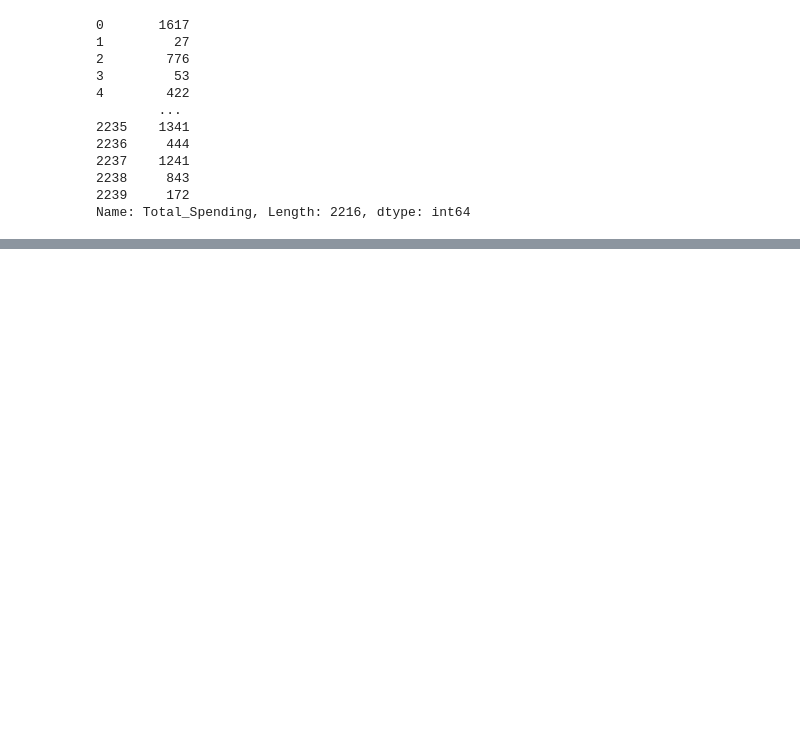
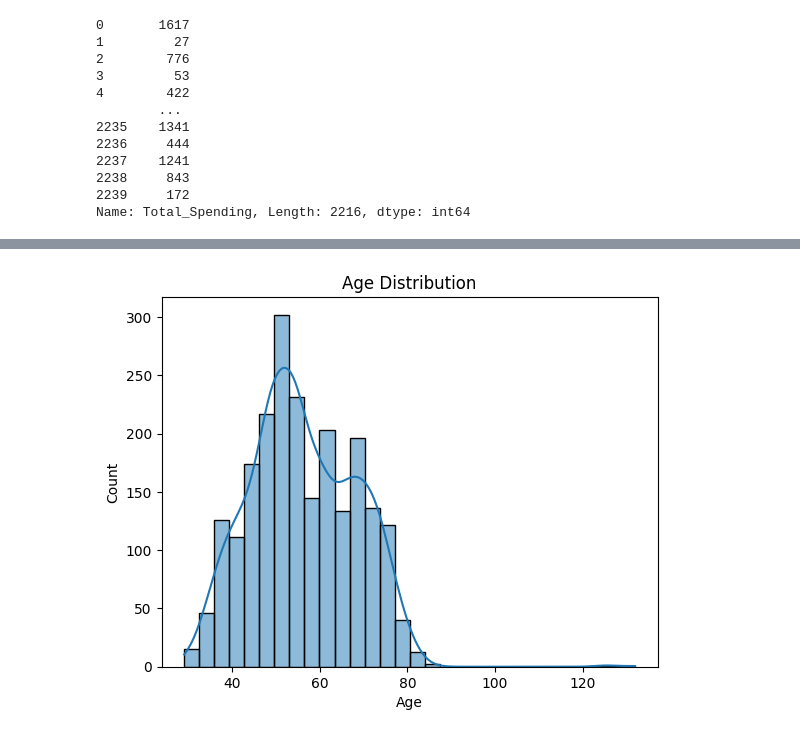
Before and after one commit to Rafal852/Customer-Segmentation, a Jupyter notebook: analysis_model.ipynb, the cells around one changed output, grey strips where cells are left out. Saved outputs shown, nothing was run; the diff lists cells and outputs as text; code cells hidden in the pictures; blank space fills up the shorter version.

```diff
--- a/analysis_model.ipynb
+++ b/analysis_model.ipynb
@@ -218 +218,7 @@ df["Customer_Since"]
 Name: Customer_Since, Length: 2216, dtype: int64
+# %%
+sns.histplot(df["Age"], bins=30, kde=True)
+plt.title("Age Distribution")
+plt.show()
+# %% [output]
+[figure, added]
```
Also changed, not shown: parts of 29 cells of this notebook.
